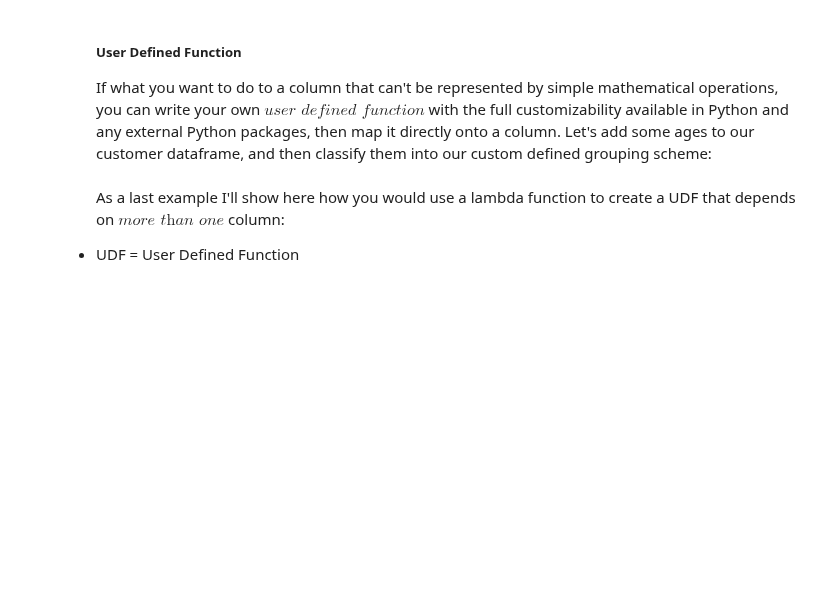
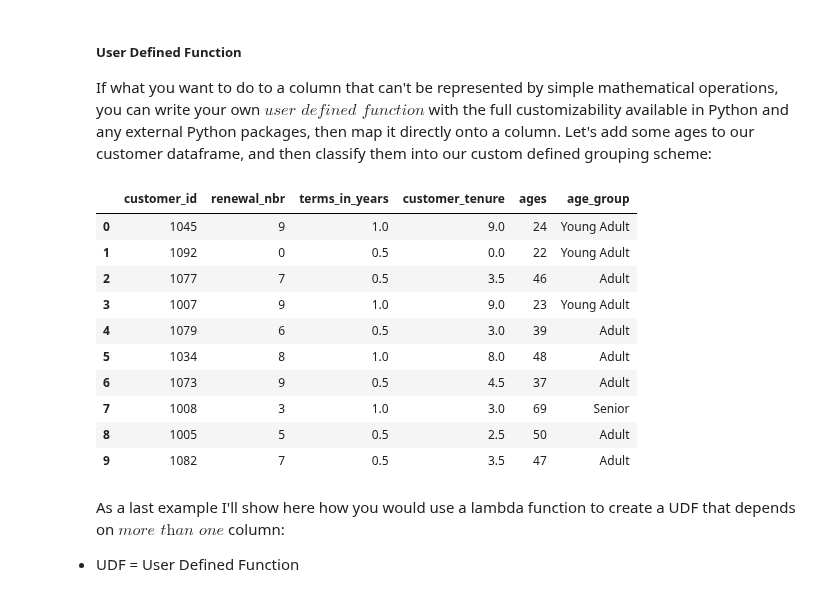
Before and after one commit to somas1/CT, a Jupyter notebook: Pandas/Pandas_Walkthrough_Student_Copy.ipynb, the cells around one changed output. Saved outputs shown, nothing was run; the diff lists cells and outputs as text; code cells hidden in the pictures; blank space fills up the shorter version.

```diff
--- a/Pandas/Pandas_Walkthrough_Student_Copy.ipynb
+++ b/Pandas/Pandas_Walkthrough_Student_Copy.ipynb
@@ -617,13 +617,34 @@ customers
 # %%
 # use .apply to map over dataframe
 
 # Create a new column for ages
-# customers['ages'] = np.random.randint(18,70,10)
+customers['ages'] = np.random.randint(18,70,10)
 
 # User defined function
+def make_age_groups(age):
+  if 10 <= age and 20 > age:
+    return 'Teenager'
+  elif 20 <= age and 35 > age:
+    return 'Young Adult'
+  elif 35 <= age and 65 > age:
+    return 'Adult'
+  elif 65 <= age:
+    return 'Senior'
 
-
-# print(make_age_groups)
+customers['age_group'] = customers['ages'].apply(make_age_groups)
+customers
+# %% [output]
+|  | customer_id | renewal_nbr | terms_in_years | customer_tenure | ages | age_group |
+| 0 | 1045 | 9 | 1.0 | 9.0 | 24 | Young Adult |
+| 1 | 1092 | 0 | 0.5 | 0.0 | 22 | Young Adult |
+| 2 | 1077 | 7 | 0.5 | 3.5 | 46 | Adult |
+| 3 | 1007 | 9 | 1.0 | 9.0 | 23 | Young Adult |
+| 4 | 1079 | 6 | 0.5 | 3.0 | 39 | Adult |
+| 5 | 1034 | 8 | 1.0 | 8.0 | 48 | Adult |
+| 6 | 1073 | 9 | 0.5 | 4.5 | 37 | Adult |
+| 7 | 1008 | 3 | 1.0 | 3.0 | 69 | Senior |
+| 8 | 1005 | 5 | 0.5 | 2.5 | 50 | Adult |
+| 9 | 1082 | 7 | 0.5 | 3.5 | 47 | Adult |
 # %% [markdown]
 <p>As a last example I'll show here how you would use a lambda function to create a UDF that depends on $\textit{more than one}$ column:</p>
 
```
